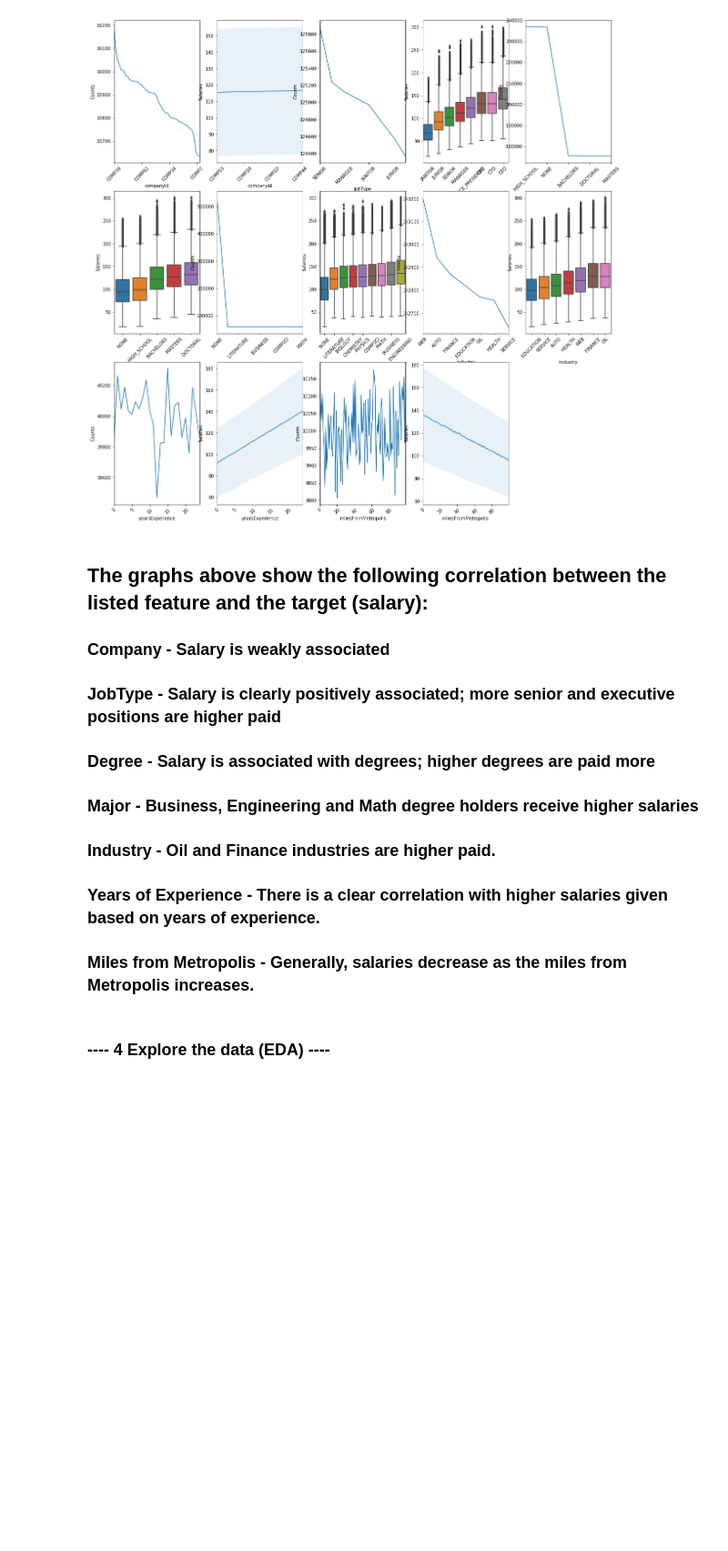
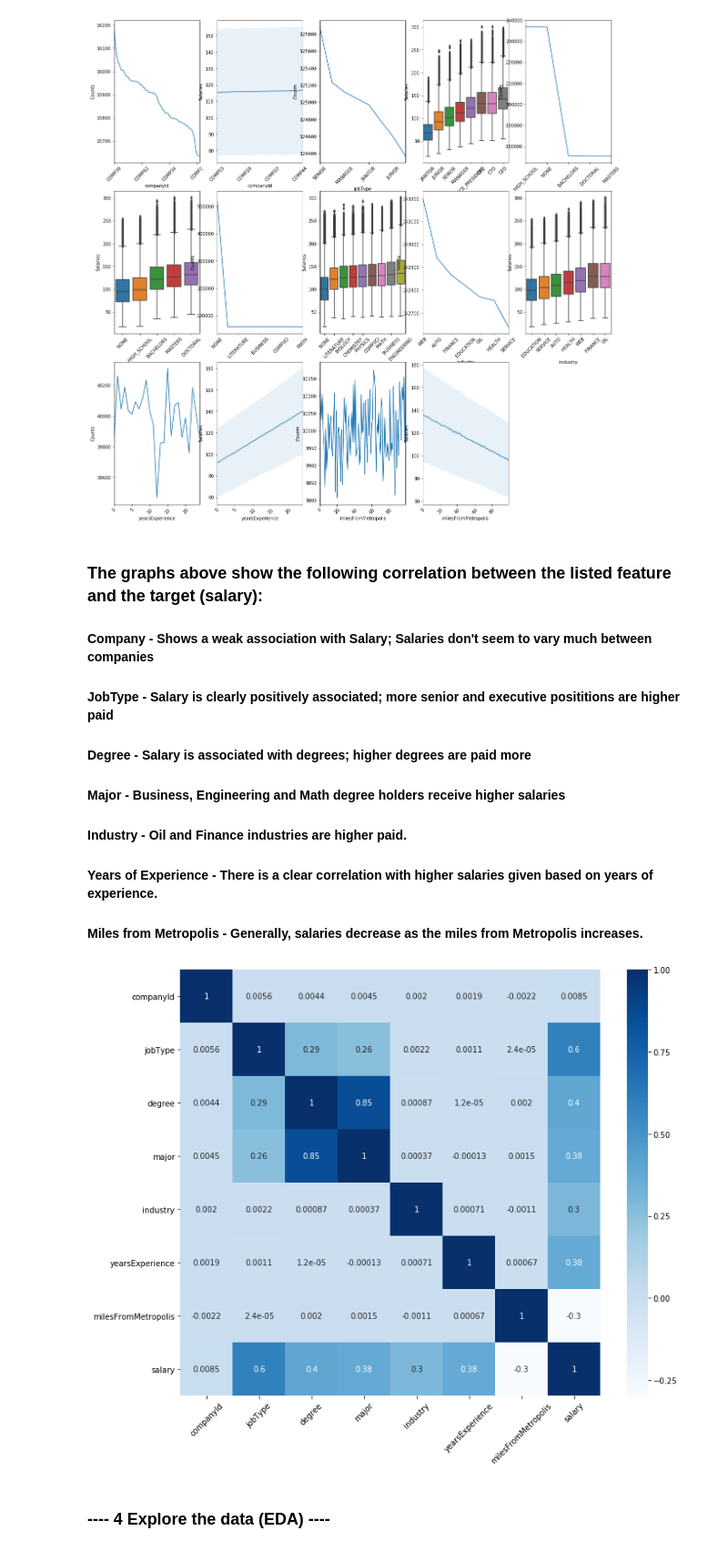
Before and after one commit to jdfreeman-repo/salarypredictionportfolio, a Jupyter notebook: salaryPredictionNotebook.ipynb, the cells around one changed output. Shown at 91% size. Saved outputs shown, nothing was run; the diff lists cells and outputs as text; code cells hidden in the pictures; blank space fills up the shorter version.

```diff
--- a/salaryPredictionNotebook.ipynb
+++ b/salaryPredictionNotebook.ipynb
@@ -371,11 +393,11 @@ plt.show
 <function matplotlib.pyplot.show(*args, **kw)>
 [figure]
 # %% [markdown]
-## The graphs above show the following correlation between the listed feature and the target (salary):
-### Company - Salary is weakly associated
-### JobType - Salary is clearly positively associated; more senior and executive positions are higher paid
-### Degree - Salary is associated with degrees; higher degrees are paid more
-### Major - Business, Engineering and Math degree holders receive higher salaries
-### Industry - Oil and Finance industries are higher paid.
-### Years of Experience - There is a clear correlation with higher salaries given based on years of experience.
-### Miles from Metropolis - Generally, salaries decrease as the miles from Metropolis increases.
+### The graphs above show the following correlation between the listed feature and the target (salary):
+#### Company - Shows a weak association with Salary; Salaries don't seem to vary much between companies
+#### JobType - Salary is clearly positively associated; more senior and executive posititions are higher paid
+#### Degree - Salary is associated with degrees; higher degrees are paid more
+#### Major - Business, Engineering and Math degree holders receive higher salaries
+#### Industry - Oil and Finance industries are higher paid.
+#### Years of Experience - There is a clear correlation with higher salaries given based on years of experience.
+#### Miles from Metropolis - Generally, salaries decrease as the miles from Metropolis increases.
@@ -382,3 +417,14 @@ plt.show
+# %%
+#Show a heatmap corelation matrix of the target and features
+del features
+fig = plt.figure(figsize=(12, 10))
+features = ['companyId', 'jobType', 'degree', 'major', 'industry', 'yearsExperience', 'milesFromMetropolis']
+sn.heatmap(train_df[features + ['salary']].corr(), cmap='Blues', annot=True)
+#sn.heatmap(train_df[['companyId','salary']].corr(), cmap='Blues', annot=True)
+plt.xticks(rotation=45)
+plt.show()
+# %% [output]
+[figure, added]
 # %% [markdown]
 ### ---- 4 Explore the data (EDA) ----
 # %%
```
Also changed, not shown: parts of 5 cells of this notebook.
